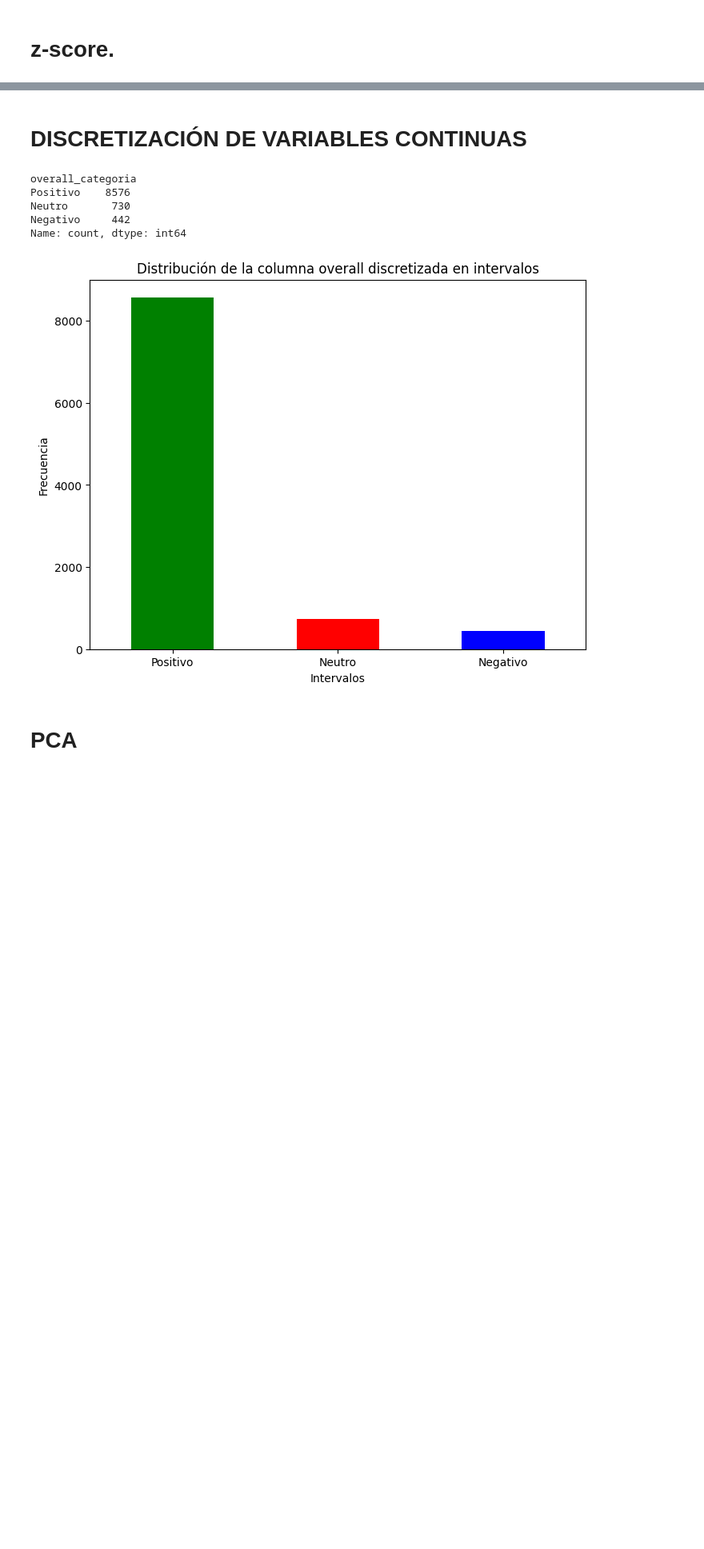
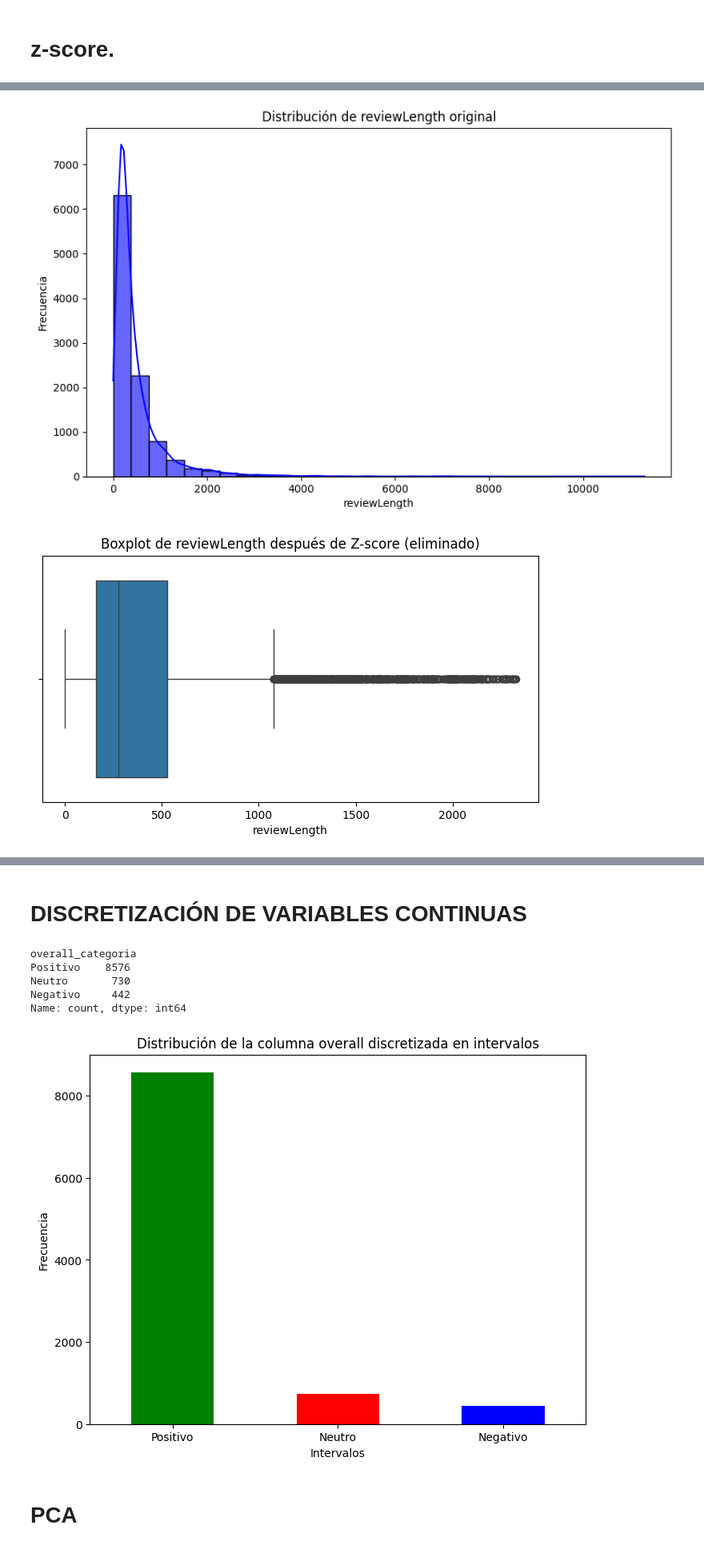
Before and after one commit to mkltc/RETO2, a Jupyter notebook: modeloFinal copy.ipynb, the cells around one changed output, grey strips where cells are left out. Shown at 80% size. Drawn from its saved outputs; the diff is of its cells as text; code cells hidden in the pictures; blank space fills up the shorter version.

```diff
--- a/modeloFinal copy.ipynb
+++ b/modeloFinal copy.ipynb
@@ -362,0 +417,56 @@ Cantidad de outliers detectados con Z-score: 513
+# %%
+# Método del Z-Score para detectar outliers
+# Calcular el Z-score para reviewLength
+df['reviewLength_zscore'] = zscore(df['reviewLength'])
+
+# Detectar los outliers con Z-score (considerando un umbral de 3 o -3)
+outliers_zscore = (df['reviewLength_zscore'] > 3) | (df['reviewLength_zscore'] < -3)
+
+# Eliminar los outliers con Z-score
+df_zscore = df[~outliers_zscore]
+
+# O reemplazar los outliers por el valor máximo o mínimo permitido
+df_zscore_reemplazado = df.copy()
+df_zscore_reemplazado['reviewLength'] = df_zscore_reemplazado['reviewLength'].apply(
+    lambda x: df['reviewLength'].min() if x < df['reviewLength'].min() else x)
+df_zscore_reemplazado['reviewLength'] = df_zscore_reemplazado['reviewLength'].apply(
+    lambda x: df['reviewLength'].max() if x > df['reviewLength'].max() else x)
+
+# Histograma de reviewLength antes de tratar outliers
+plt.figure(figsize=(10, 6))
+sns.histplot(df['reviewLength'], bins=30, kde=True, color='blue', alpha=0.6)
+plt.title("Distribución de reviewLength original")
+plt.xlabel("reviewLength")
+plt.ylabel("Frecuencia")
+plt.show()
+
+# Boxplot de reviewLength después de eliminar outliers con Z-score
+plt.figure(figsize=(8, 4))
+sns.boxplot(x=df_zscore['reviewLength'])
+plt.title("Boxplot de reviewLength después de Z-score (eliminado)")
+plt.show()
+
+# Histograma de reviewLength después de eliminar outliers con Z-score
+plt.figure(figsize=(10, 6))
+sns.histplot(df_zscore['reviewLength'], bins=30, kde=True, color='green', alpha=0.6)
+plt.title("Distribución de reviewLength después de Z-score (eliminado)")
+plt.xlabel("reviewLength")
+plt.ylabel("Frecuencia")
+plt.show()
+
+# Boxplot de reviewLength después de reemplazar outliers con Z-score
+plt.figure(figsize=(8, 4))
+sns.boxplot(x=df_zscore_reemplazado['reviewLength'])
+plt.title("Boxplot de reviewLength después de Z-score (reemplazado)")
+plt.show()
+
+# Histograma de reviewLength después de reemplazar outliers con Z-score
+plt.figure(figsize=(10, 6))
+sns.histplot(df_zscore_reemplazado['reviewLength'], bins=30, kde=True, color='orange', alpha=0.6)
+plt.title("Distribución de reviewLength después de Z-score (reemplazado)")
+plt.xlabel("reviewLength")
+plt.ylabel("Frecuencia")
+plt.show()
+# %% [output]
+[figure, added]
+[figure, added]
```
Also changed, not shown: parts of 17 cells of this notebook.
